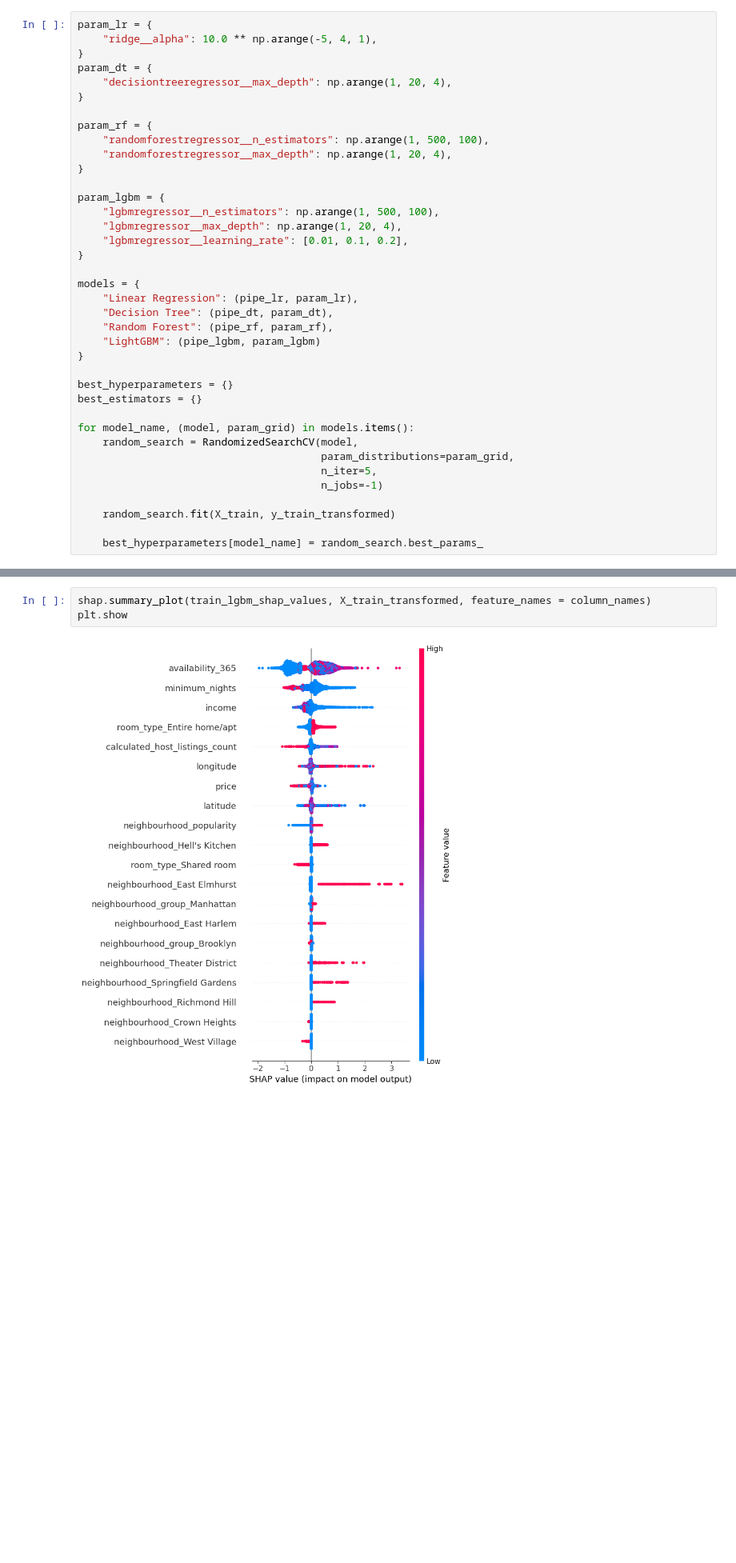
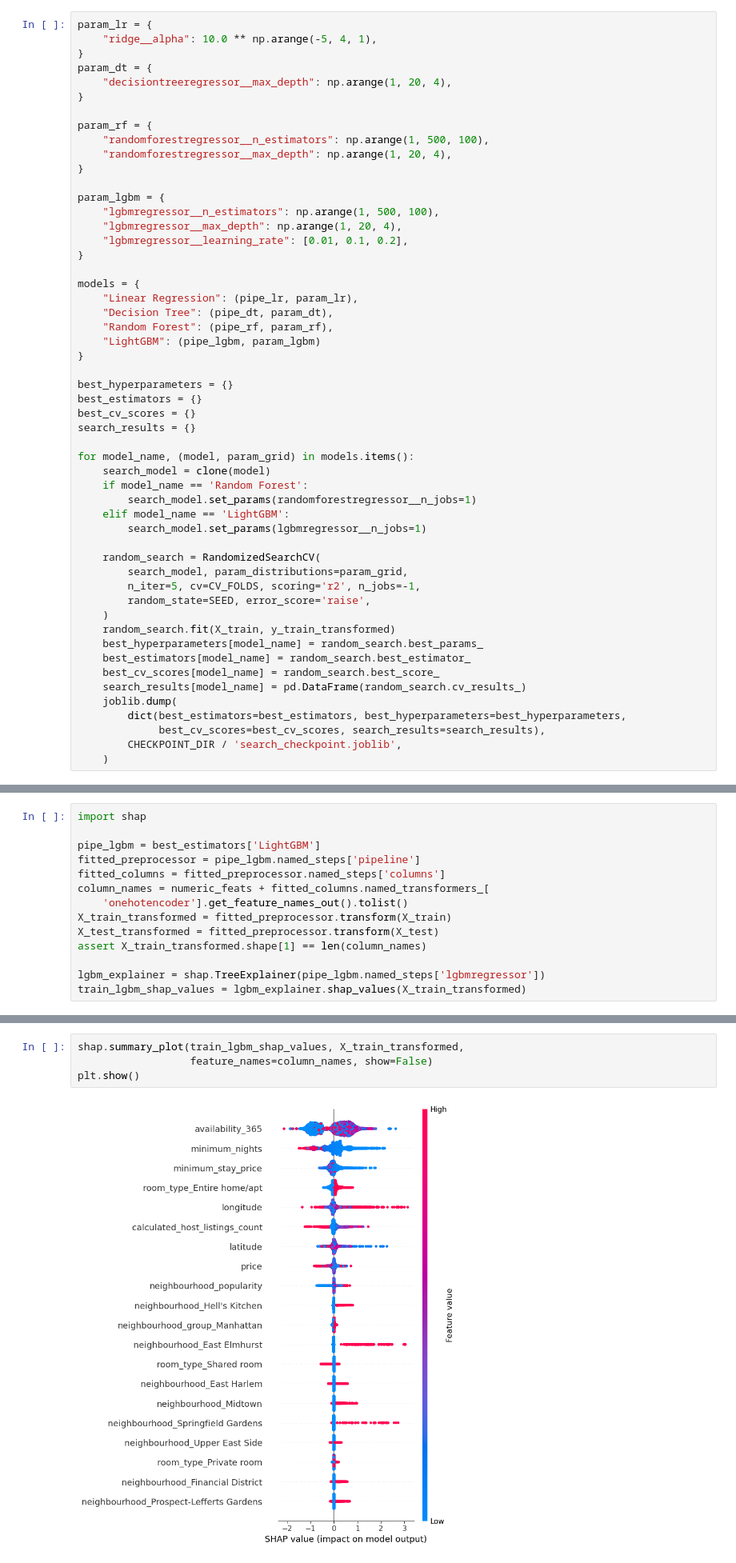
Before and after one commit to ShahrukhP15/Airbnb-Popularity-Model, a Jupyter notebook: airbnb-model.ipynb, the cells around one changed output, grey strips where cells are left out. Shown at 80% size. Cells and saved outputs as stored; diff of their text form; blank space fills up the shorter version.

Commit message:
Fixed Randomsearch issues

```diff
--- a/airbnb-model.ipynb
+++ b/airbnb-model.ipynb
@@ -641,14 +694,29 @@ models = {
 
 best_hyperparameters = {}
 best_estimators = {}
+best_cv_scores = {}
+search_results = {}
 
 for model_name, (model, param_grid) in models.items():
-    random_search = RandomizedSearchCV(model,
-                                       param_distributions=param_grid,
-                                       n_iter=5,
-                                       n_jobs=-1)
+    search_model = clone(model)
+    if model_name == 'Random Forest':
+        search_model.set_params(randomforestregressor__n_jobs=1)
+    elif model_name == 'LightGBM':
+        search_model.set_params(lgbmregressor__n_jobs=1)
 
+    random_search = RandomizedSearchCV(
+        search_model, param_distributions=param_grid,
+        n_iter=5, cv=CV_FOLDS, scoring='r2', n_jobs=-1,
+        random_state=SEED, error_score='raise',
+    )
     random_search.fit(X_train, y_train_transformed)
-
     best_hyperparameters[model_name] = random_search.best_params_
+    best_estimators[model_name] = random_search.best_estimator_
+    best_cv_scores[model_name] = random_search.best_score_
+    search_results[model_name] = pd.DataFrame(random_search.cv_results_)
+    joblib.dump(
+        dict(best_estimators=best_estimators, best_hyperparameters=best_hyperparameters,
+             best_cv_scores=best_cv_scores, search_results=search_results),
+        CHECKPOINT_DIR / 'search_checkpoint.joblib',
+    )
 # %%
@@ -686 +757,15 @@ train_lgbm_shap_values = lgbm_explainer.shap_values(X_train_transformed)
+# %%
+import shap
+
+pipe_lgbm = best_estimators['LightGBM']
+fitted_preprocessor = pipe_lgbm.named_steps['pipeline']
+fitted_columns = fitted_preprocessor.named_steps['columns']
+column_names = numeric_feats + fitted_columns.named_transformers_[
+    'onehotencoder'].get_feature_names_out().tolist()
+X_train_transformed = fitted_preprocessor.transform(X_train)
+X_test_transformed = fitted_preprocessor.transform(X_test)
+assert X_train_transformed.shape[1] == len(column_names)
+
+lgbm_explainer = shap.TreeExplainer(pipe_lgbm.named_steps['lgbmregressor'])
+train_lgbm_shap_values = lgbm_explainer.shap_values(X_train_transformed)
 # %%
@@ -732,5 +805,6 @@ df_shap
 # %%
-shap.summary_plot(train_lgbm_shap_values, X_train_transformed, feature_names = column_names)
-plt.show
+shap.summary_plot(train_lgbm_shap_values, X_train_transformed,
+                  feature_names=column_names, show=False)
+plt.show()
 # %% [output]
-[figure, old version]
+[figure, new version]
```
Also changed, not shown: parts of 108 cells of this notebook, 3 other files.
